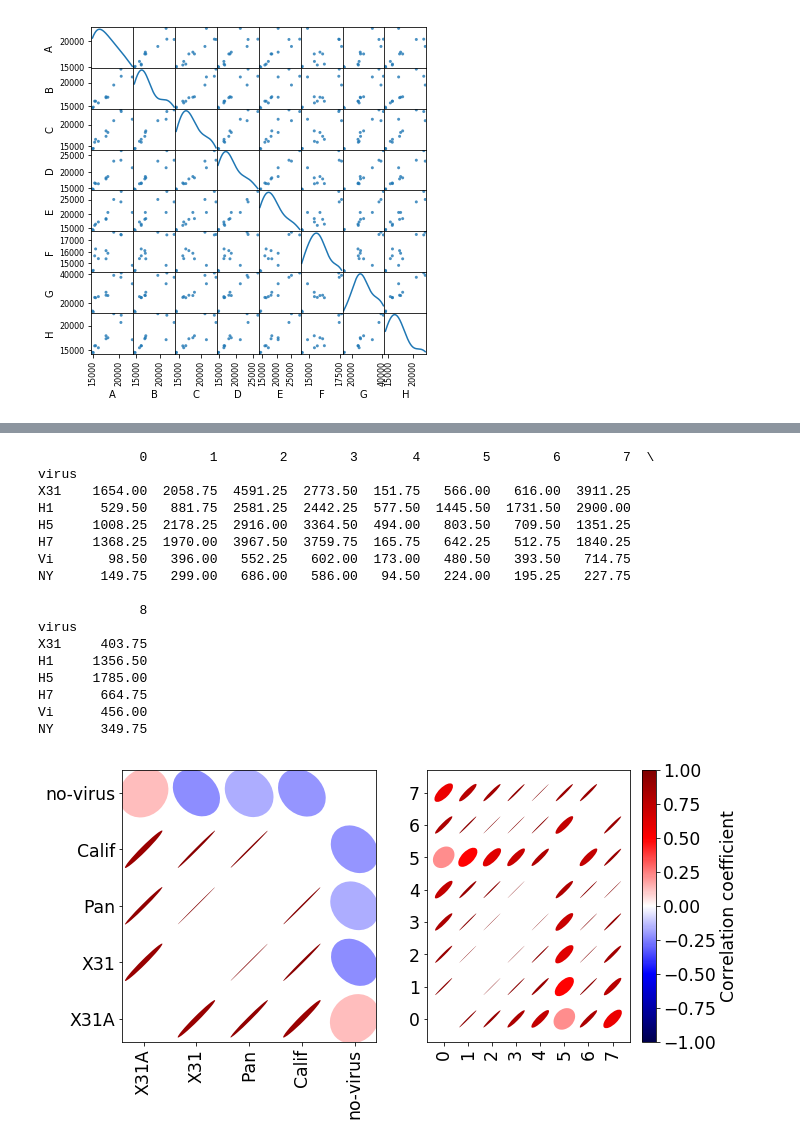
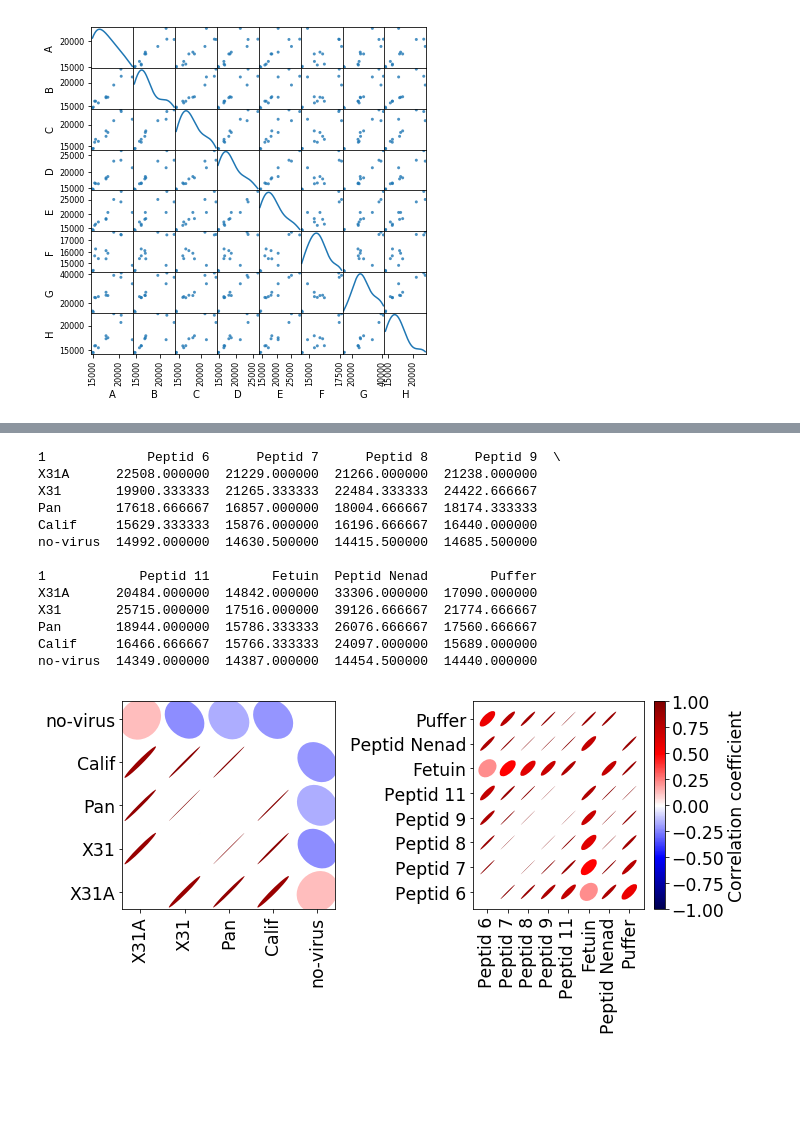
Before and after one commit to matthiaskoenig/flutype_analysis, a Jupyter notebook: analysis.ipynb, the cells around one changed output, grey strips where cells are left out. Saved outputs shown, nothing was run; the diff lists cells and outputs as text; code cells hidden in the pictures; blank space fills up the shorter version.

```diff
--- a/analysis.ipynb
+++ b/analysis.ipynb
@@ -20,8 +20,8 @@ Here the different data sets are loaded and brought in a common standard format
 data_ids = {'2017-05-12_MTP_R1', 'flutype_test' }
 
 #--------------------------
-#data_id = '2017-05-12_MTP_R1'
-data_id = 'flutype_test'
+data_id = '2017-05-12_MTP_R1'
+#data_id = 'flutype_test'
 #--------------------------
 if data_id == '2017-05-12_MTP_R1':
     # Microtiter Plate (2017-05-12, 1 plate, 1/3 repeats)
@@ -52,9 +52,14 @@ elif data_id == "flutype_test":
     gal_pep = pd.read_csv("data/{}_pep.gal".format(data_id), sep='\t', index_col="ID")
     gal_vir = pd.read_csv("data/{}_vir.gal".format(data_id), sep='\t', index_col="ID")
     vir_cor = gal_vir.pivot(index="Row", columns="Column", values="Name")
-    pep_cor = gal_pep.pivot(index="Row", columns="Column", values="Name")
+    #pep_cor = gal_pep.pivot(index="Row", columns="Column", values="Name")
 
+#display meta data
 display(meta.head())
-display(output)
+#display reader output
+display(output.head())
+#display peptide positions
+display(pep_cor.T)
+display(vir_cor.T)
 # %% [output]
 |  | field | info |
@@ -353,46 +356,47 @@ plt.show()
+# %%
+#make mean data for viruses
+data=[]
+for virus in output.index.unique():
+    if len(output.loc[virus].shape) == 1:
+        data.append(output.loc[virus].values)
+    else:
+        data.append(output.loc[virus].mean().values)
+unique_virus_output=pd.DataFrame(data,output.index.unique(),columns=output.columns)
+#attantion not allways right !!!!!!!! otherwise take upper todo make general
+unique_virus_output=pd.DataFrame(data,output.index.unique(),columns=pep_cor[1])
 # %%
 print(unique_virus_output)
 # %% [output]
-             0        1        2        3       4        5        6        7  \
-virus
-X31    1654.00  2058.75  4591.25  2773.50  151.75   566.00   616.00  3911.25
-H1      529.50   881.75  2581.25  2442.25  577.50  1445.50  1731.50  2900.00
-H5     1008.25  2178.25  2916.00  3364.50  494.00   803.50   709.50  1351.25
-H7     1368.25  1970.00  3967.50  3759.75  165.75   642.25   512.75  1840.25
-Vi       98.50   396.00   552.25   602.00  173.00   480.50   393.50   714.75
-NY      149.75   299.00   686.00   586.00   94.50   224.00   195.25   227.75
+1             Peptid 6      Peptid 7      Peptid 8      Peptid 9  \
+X31A      22508.000000  21229.000000  21266.000000  21238.000000
+X31       19900.333333  21265.333333  22484.333333  24422.666667
+Pan       17618.666667  16857.000000  18004.666667  18174.333333
+Calif     15629.333333  15876.000000  16196.666667  16440.000000
+no-virus  14992.000000  14630.500000  14415.500000  14685.500000
 
-             8
-virus
-X31     403.75
-H1     1356.50
-H5     1785.00
-H7      664.75
-Vi      456.00
-NY      349.75
+1            Peptid 11        Fetuin  Peptid Nenad        Puffer
+X31A      20484.000000  14842.000000  33306.000000  17090.000000
+X31       25715.000000  17516.000000  39126.666667  21774.666667
+Pan       18944.000000  15786.333333  26076.666667  17560.666667
+Calif     16466.666667  15766.333333  24097.000000  15689.000000
+no-virus  14349.000000  14387.000000  14454.500000  14440.000000
-# %%
-#make mean data for viruses
-data=[]
-for virus in output.index.unique():
-    if len(output.loc[virus].shape) == 1:
-        data.append(output.loc[virus].values)
-    else:
-        data.append(output.loc[virus].mean().values)
-unique_virus_output=pd.DataFrame(data,output.index.unique())
 # %%
-
 data = unique_virus_output.T.corr()
 f, (ax, ax2) = plt.subplots(1, 2,figsize=(10,5.0))
 m = plot_corr_ellipses(data, ax=ax, cmap='seismic',clim=[-1, 1])
+
 ax.margins(0.1)
 
 m = plot_corr_ellipses(unique_virus_output.corr(), ax=ax2, cmap='seismic',clim=[-1, 1])
 cb = f.colorbar(m)
 cb.ax.tick_params(labelsize="xx-large")
 
 cb.set_label('Correlation coefficient',fontsize="xx-large")
 ax2.margins(0.1)
+f.tight_layout()
+
 f.savefig("./results/{}_corr_matrix_plot.png".format(data_id),bbox_inches='tight')
+
 plt.show()
 # %% [output]
-[figure, old version]
+[figure, new version]
```
Also changed, not shown: parts of 15 cells of this notebook, 7 other files.
